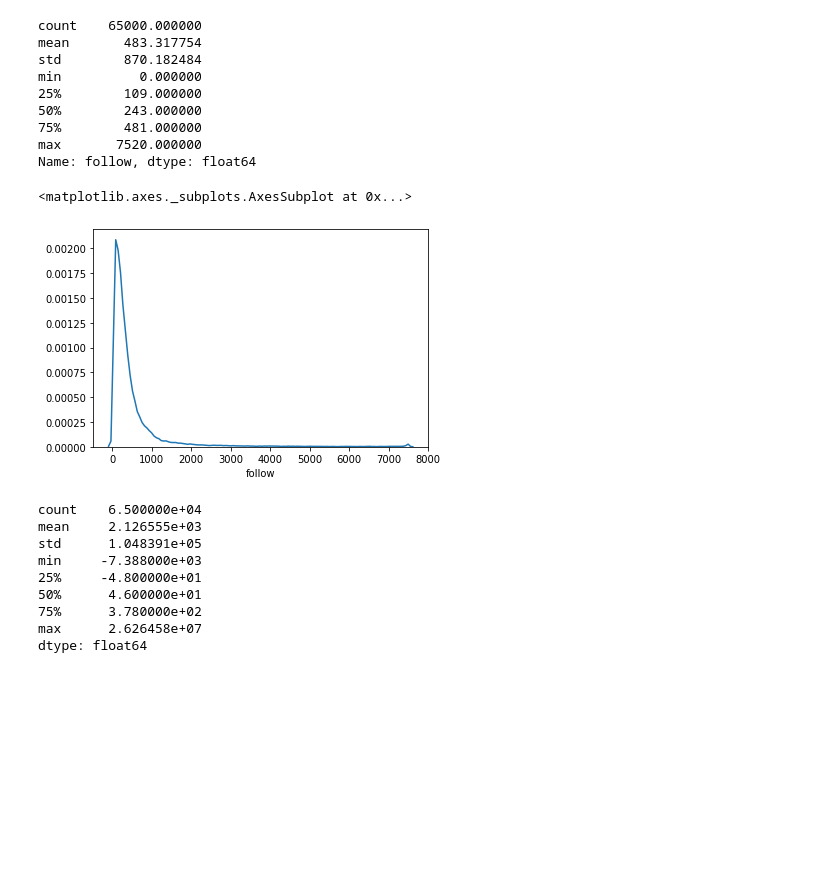
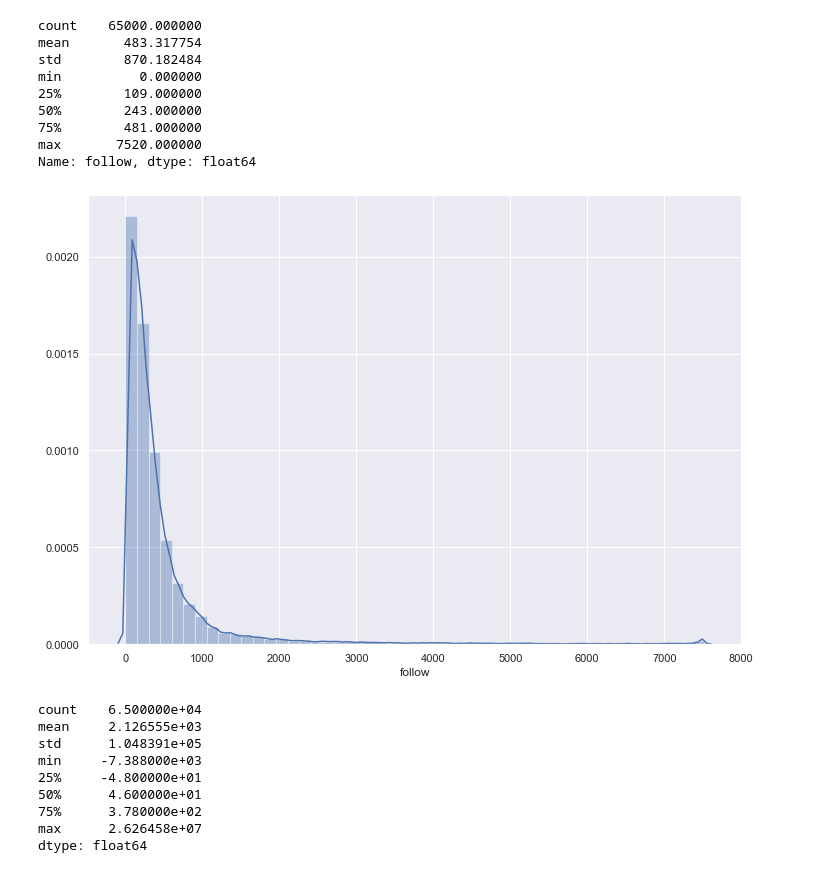
Before and after one commit to angrymuskrat/instagram-auditor, a Jupyter notebook: notebooks/profiles-EDA.ipynb, the cells around one changed output. Cells and saved outputs as stored; diff of their text form; code cells hidden in the pictures; blank space fills up the shorter version.

Commit message:
Update plots, add savefig

```diff
--- a/notebooks/profiles-EDA.ipynb
+++ b/notebooks/profiles-EDA.ipynb
@@ -7,6 +7,10 @@ import io
 from PIL import Image
 from IPython.core.interactiveshell import InteractiveShell
 InteractiveShell.ast_node_interactivity = "all"
+import seaborn as sns
+import matplotlib.pyplot as plt
+
+sns.set(rc={'figure.figsize':(11.7,8.27)})
 # %%
 SERVER_IP = "213.136.94.240"
 USERNAME = "admin"
@@ -129,8 +170,8 @@ min          0.000000
 max       7520.000000
 Name: follow, dtype: float64
 # %%
-sns.distplot(df['follow'],hist=False)
+sns.distplot(df['follow'], hist=True);
+plt.savefig('follow_dist.png',dpi=400);
 # %% [output]
-<matplotlib.axes._subplots.AxesSubplot at 0x...>
-[figure, old version]
+[figure, new version]
 # %%
```
Also changed, not shown: parts of 11 cells of this notebook.
